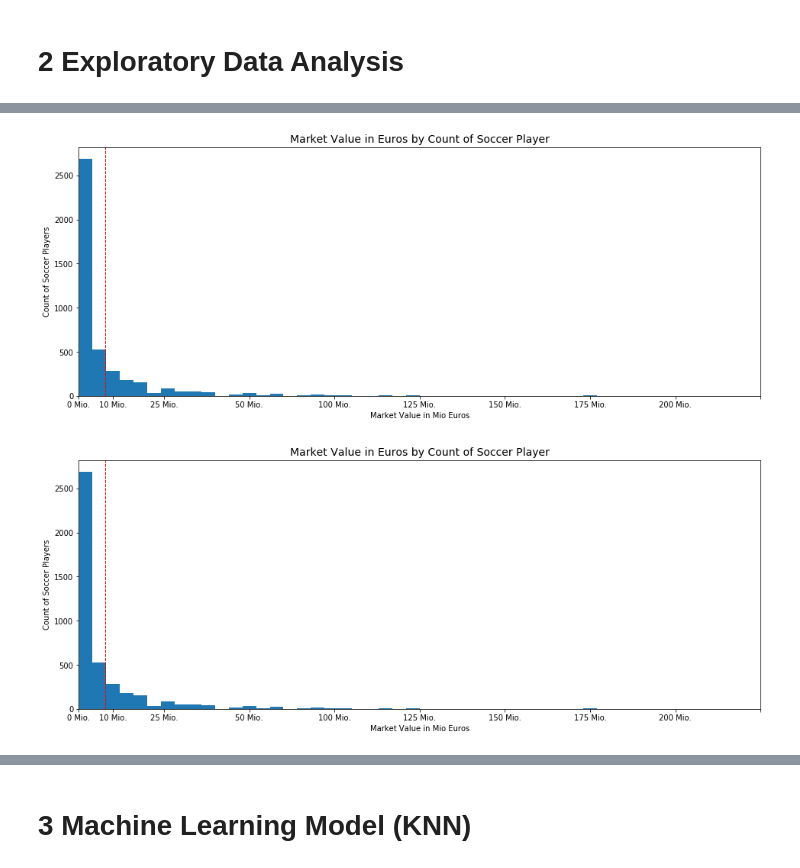
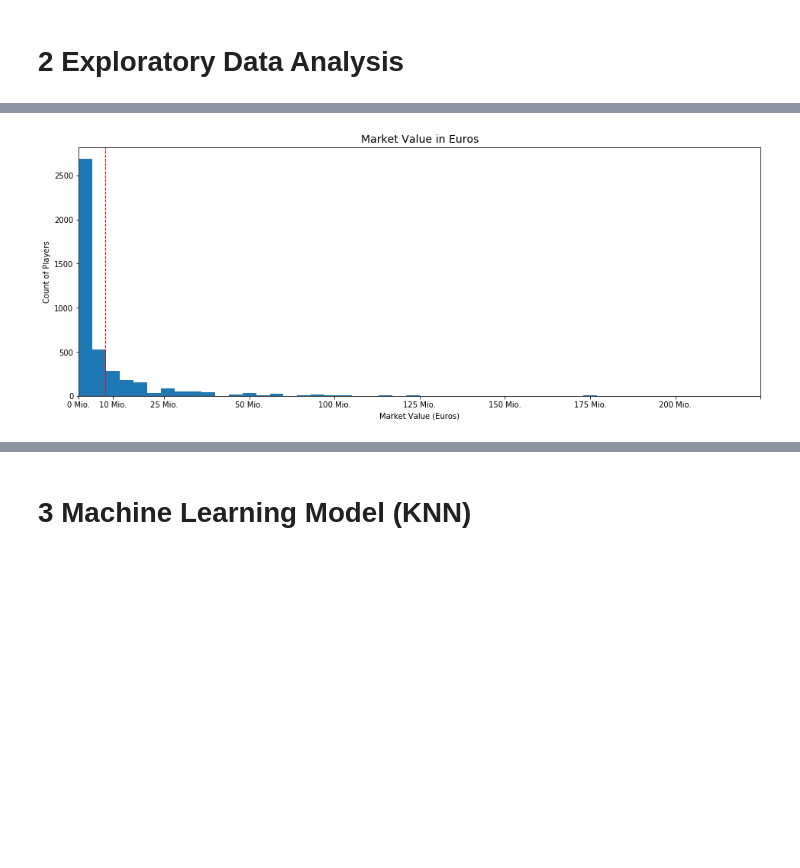
Before and after one commit to AntonioBauer/SoccerLeagues_MarketValues, a Jupyter notebook: SoccerMarketValue_Analysis.ipynb, the cells around one changed output, grey strips where cells are left out. Saved outputs shown, nothing was run; the diff lists cells and outputs as text; code cells hidden in the pictures; blank space fills up the shorter version.

```diff
--- a/SoccerMarketValue_Analysis.ipynb
+++ b/SoccerMarketValue_Analysis.ipynb
@@ -706,15 +543,14 @@ g.set(ylim=(1.70, 1.95));
 # %%
 plt.figure(figsize=[16,6])
 plt.hist(df_clean['Market Value (Euros)']/1000000, bins=50)
-plt.title('Market Value in Euros by Count of Soccer Player', fontsize=14)
+plt.title('Market Value in Euros', fontsize=14)
 plt.axvline(df_clean['Market Value (Euros)'].mean()/1000000, color='r', linestyle='dashed', linewidth=1)
-plt.ylabel('Count of Soccer Players')
-plt.xlabel('Market Value in Mio Euros')
+plt.ylabel('Count of Players')
+plt.xlabel('Market Value (Euros)')
 plt.xlim(0, 200)
 plt.xticks([0, 10, 25, 50, 75, 100, 125, 150, 175, 200], ['0 Mio.', '10 Mio.', '25 Mio.', '50 Mio.', '100 Mio.', '125 Mio.', '150 Mio.','175 Mio.','200 Mio.']);
 # %% [output]
-[figure, old version]
+[figure, new version]
-[figure, removed]
 # %%
 market_value_low = df_clean[df_clean['Market Value (Euros)']<=10000000]['Market Value (Euros)']
 market_value_high = df_clean[df_clean['Market Value (Euros)']>10000000]['Market Value (Euros)']
```
Also changed, not shown: parts of 41 cells of this notebook, 1 other file.
